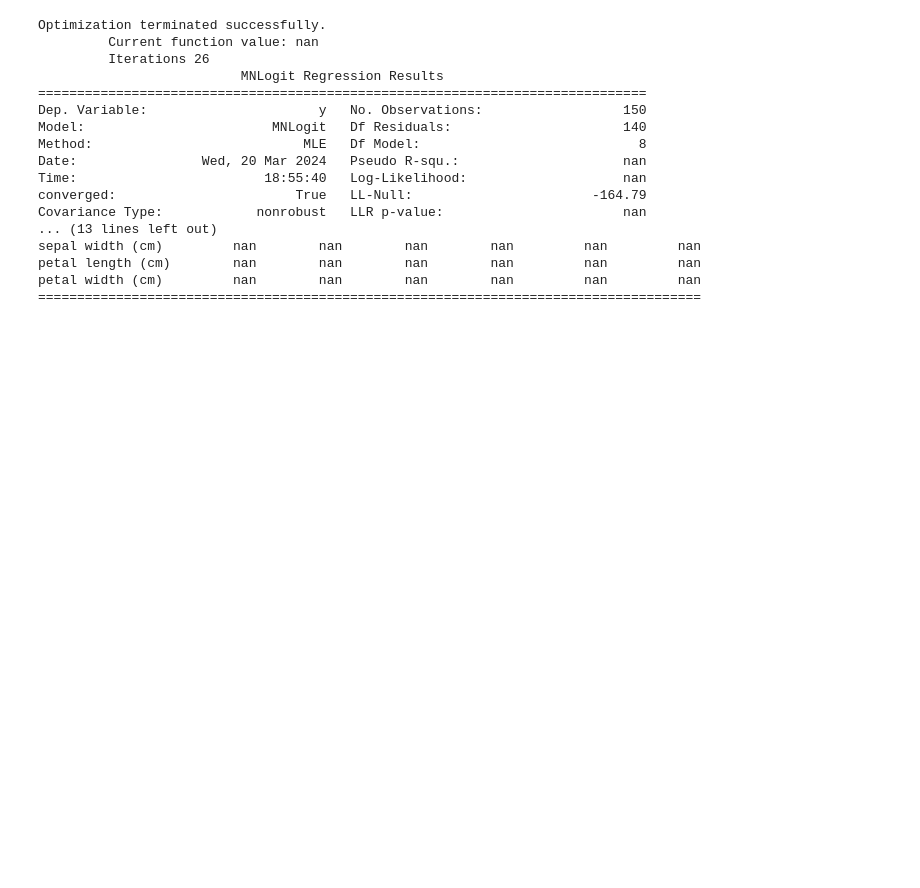
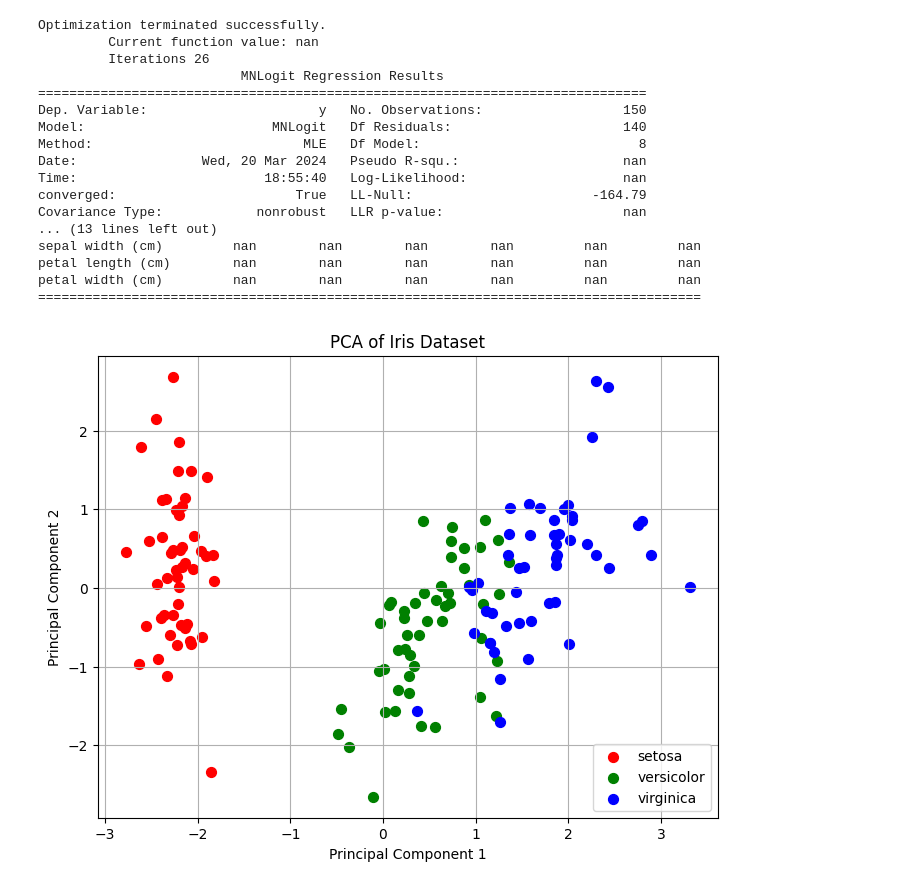
Before and after one commit to Versus-91/aitoolkit, a Jupyter notebook: test.ipynb, the cells around one changed output. Cells and saved outputs as stored; diff of their text form; code cells hidden in the pictures; blank space fills up the shorter version.

```diff
--- a/test.ipynb
+++ b/test.ipynb
@@ -580,3 +580,46 @@ sepal width (cm)         nan        nan        nan        nan         nan
 petal length (cm)        nan        nan        nan        nan         nan         nan
 petal width (cm)         nan        nan        nan        nan         nan         nan
 =====================================================================================
+# %%
+import numpy as np
+import pandas as pd
+from sklearn.datasets import load_iris
+from sklearn.preprocessing import StandardScaler
+from sklearn.decomposition import PCA
+import matplotlib.pyplot as plt
+
+# Load the Iris dataset
+iris = load_iris()
+X = iris.data
+y = iris.target
+feature_names = iris.feature_names
+
+# Standardize the features
+scaler = StandardScaler()
+X_scaled = scaler.fit_transform(X)
+
+# Apply PCA
+pca = PCA(n_components=3)
+X_pca = pca.fit_transform(X_scaled)
+# Create a DataFrame for visualization
+df_pca = pd.DataFrame(data=X_pca, columns=['PC1', 'PC2', 'PC3'])
+df_pca['Target'] = y
+
+# Visualize the PCA results
+plt.figure(figsize=(8, 6))
+targets = [0, 1, 2]
+colors = ['r', 'g', 'b']
+for target, color in zip(targets, colors):
+    indicesToKeep = df_pca['Target'] == target
+    plt.scatter(df_pca.loc[indicesToKeep, 'PC1'],
+                df_pca.loc[indicesToKeep, 'PC2'],
+                c=color,
+                s=50)
+plt.xlabel('Principal Component 1')
+plt.ylabel('Principal Component 2')
+plt.legend(iris.target_names)
+plt.title('PCA of Iris Dataset')
+plt.grid()
+plt.show()
+# %% [output]
+[figure, added]
```
Also changed, not shown: 5 other files.
